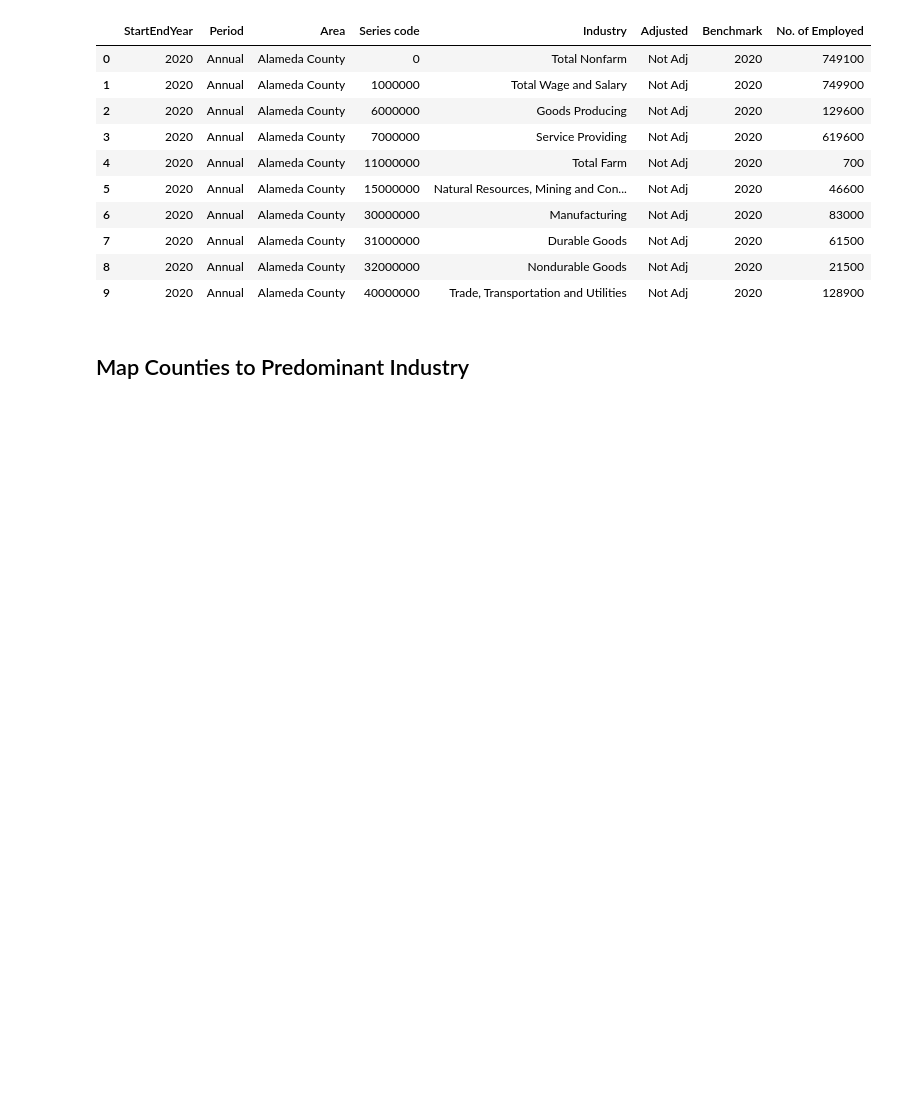
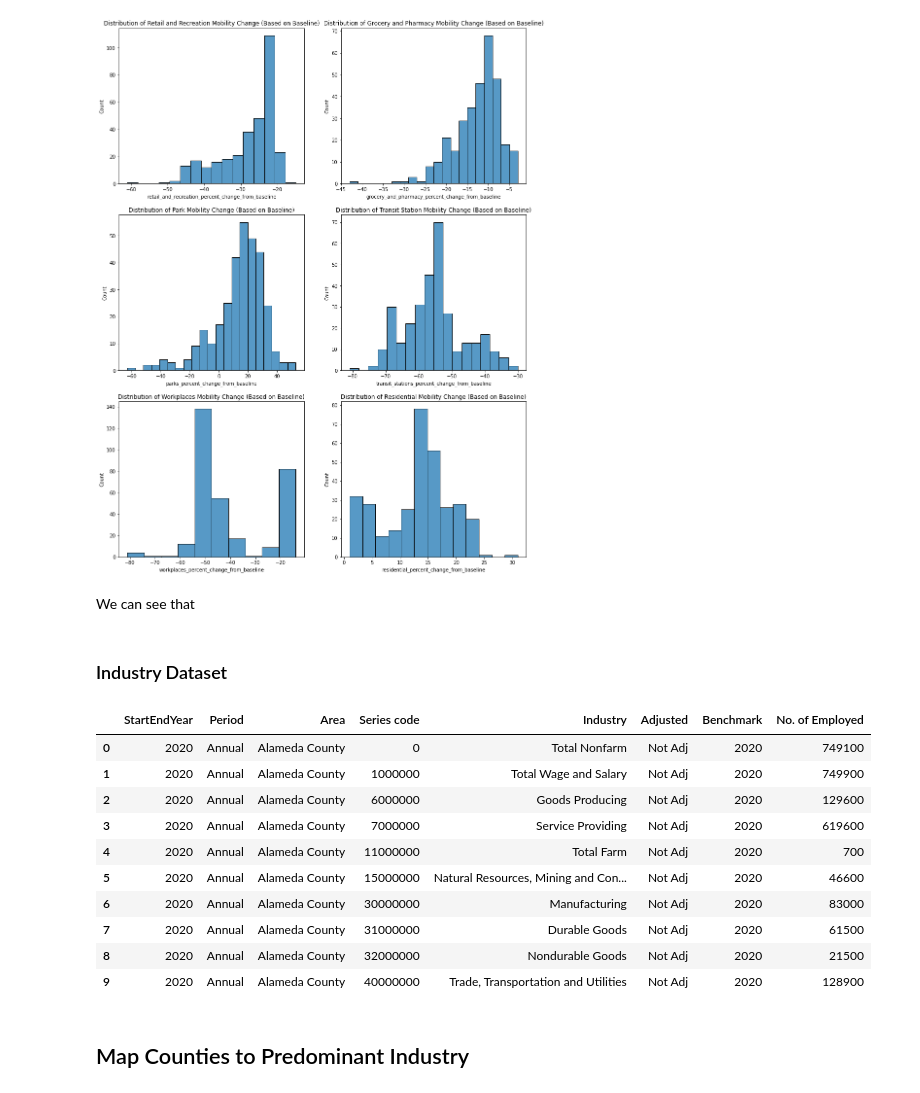
Before and after one commit to pkargupta/mobo102, a Jupyter notebook: Question 1 EDA.ipynb, the cells around one changed output. Drawn from its saved outputs; the diff is of its cells as text; code cells hidden in the pictures; blank space fills up the shorter version.

```diff
--- a/Question 1 EDA.ipynb
+++ b/Question 1 EDA.ipynb
@@ -4,0 +76,4 @@ import matplotlib.pyplot as plt
+# %%
+alameda_mobility = ca_mobility[ca_mobility["sub_region_2"] == "Alameda County"]
+print(f"There are {alameda_mobility.shape[0]} entries in Alameda County. ")
+alameda_mobility.head(5)
@@ -5,3 +88,18 @@ import matplotlib.pyplot as plt
+# %%
+fig, ax = plt.subplots(3, 2, figsize=(15, 20))
+
+sns.histplot(alameda_mobility['retail_and_recreation_percent_change_from_baseline'], ax=ax[0][0]).set_title("Distribution of Retail and Recreation Mobility Change (Based on Baseline)")
+sns.histplot(alameda_mobility['grocery_and_pharmacy_percent_change_from_baseline'], ax=ax[0][1]).set_title("Distribution of Grocery and Pharmacy Mobility Change (Based on Baseline)")
+sns.histplot(alameda_mobility['parks_percent_change_from_baseline'], ax=ax[1][0]).set_title("Distribution of Park Mobility Change (Based on Baseline)")
+sns.histplot(alameda_mobility['transit_stations_percent_change_from_baseline'], ax=ax[1][1]).set_title("Distribution of Transit Station Mobility Change (Based on Baseline)")
+sns.histplot(alameda_mobility['workplaces_percent_change_from_baseline'], ax=ax[2][0]).set_title("Distribution of Workplaces Mobility Change (Based on Baseline)")
+sns.histplot(alameda_mobility['residential_percent_change_from_baseline'], ax=ax[2][1]).set_title("Distribution of Residential Mobility Change (Based on Baseline)");
+# %% [output]
+[figure, added]
+# %% [markdown]
+We can see that
+# %% [markdown]
+### Industry Dataset
 # %%
 industry = pd.read_csv("industry.csv", thousands=',')
 industry.head(10)
```
Also changed, not shown: parts of 11 cells of this notebook, 2 other files.
